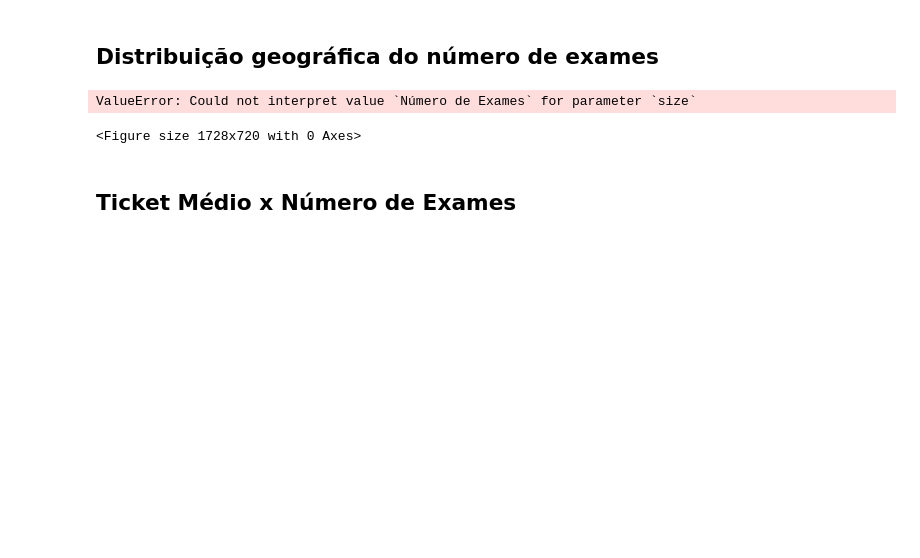
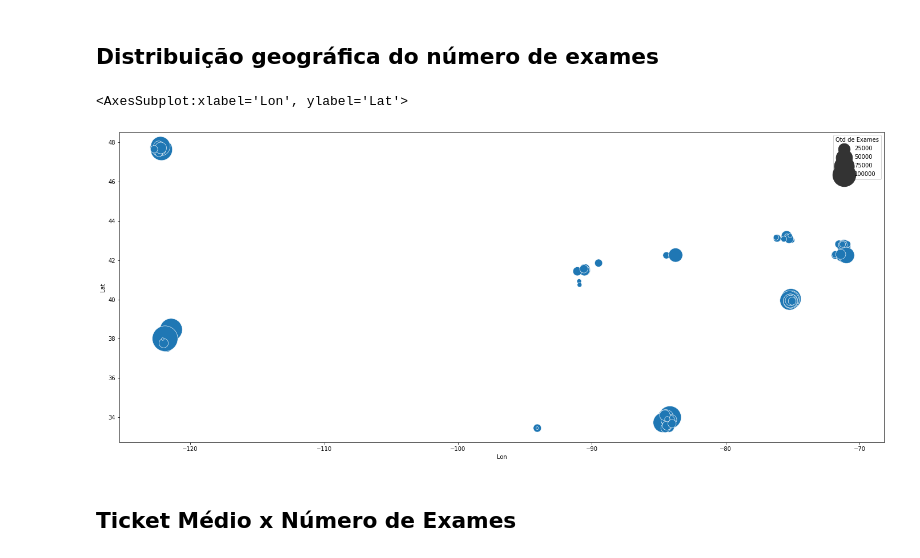
Before and after one commit to leotanaka4/desafio-elogroup, a Jupyter notebook: ans.ipynb, the cells around one changed output. Cells and saved outputs as stored; diff of their text form; code cells hidden in the pictures; blank space fills up the shorter version.

```diff
--- a/ans.ipynb
+++ b/ans.ipynb
@@ -348,10 +348,10 @@ sns.scatterplot(data=df_labs, x="Lon", y="Lat", size="Ticket Médio", sizes=(20,
 ## Distribuição geográfica do número de exames
 # %%
 plt.figure(figsize=(24,10))
-sns.scatterplot(data=df_labs, x="Lon", y="Lat", size="Número de Exames", sizes=(20, 2000))
+sns.scatterplot(data=df_labs, x="Lon", y="Lat", size="Qtd de Exames", sizes=(20, 2000))
 # %% [output]
-ValueError: Could not interpret value `Número de Exames` for parameter `size`
+<AxesSubplot:xlabel='Lon', ylabel='Lat'>
-<Figure size 1728x720 with 0 Axes>
+[figure, added]
 # %% [markdown]
 ## Ticket Médio x Número de Exames
 # %%
```
Also changed, not shown: parts of 2 cells of this notebook.
